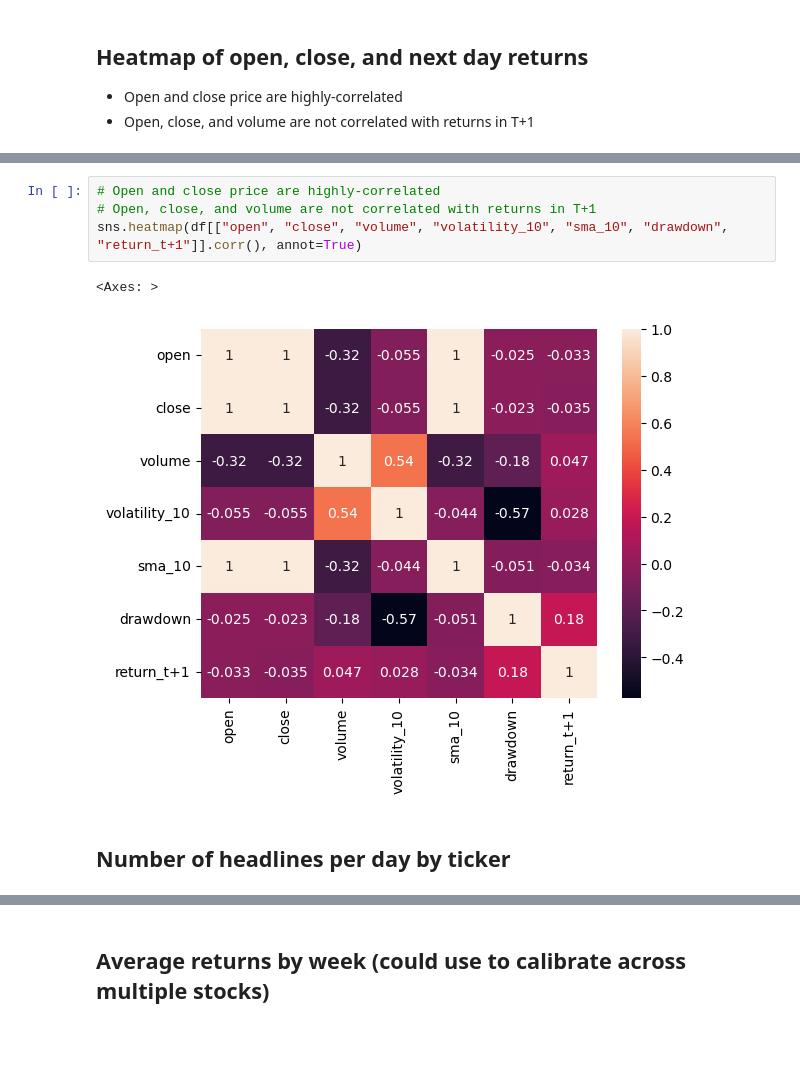
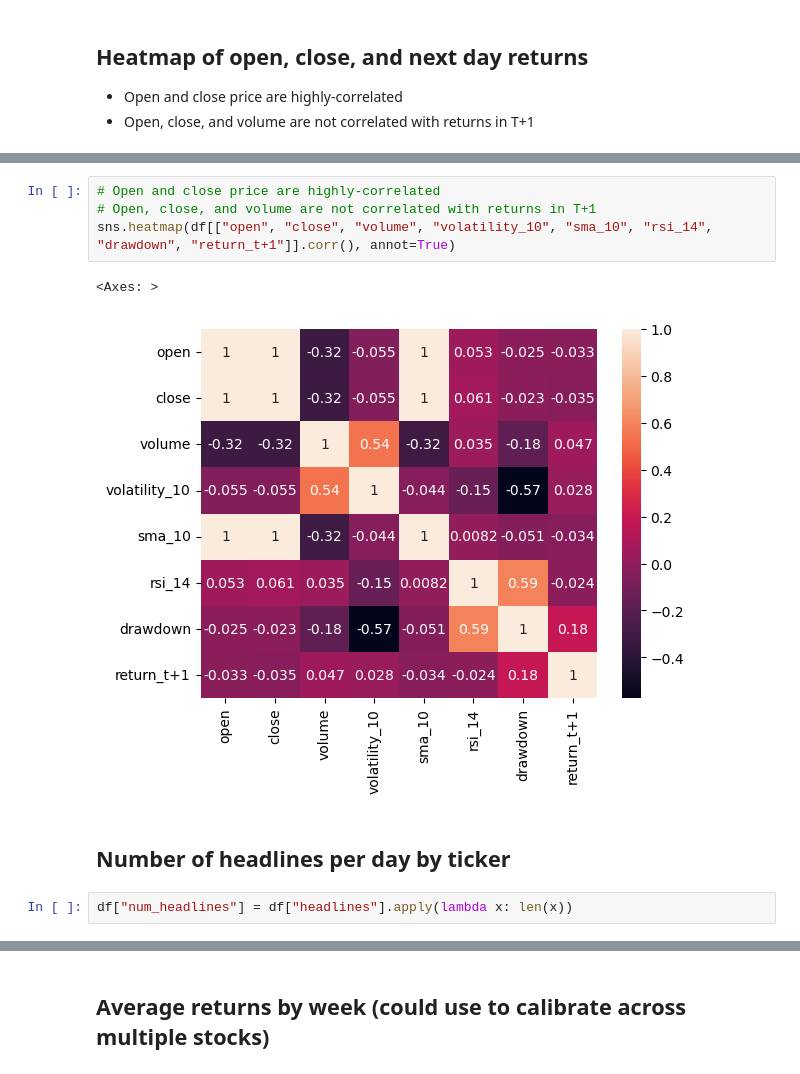
Before and after one commit to asacco-97/multimodal-stock-ranking, a Jupyter notebook: notebooks/eda.ipynb, the cells around one changed output, grey strips where cells are left out. Cells and saved outputs as stored; diff of their text form; blank space fills up the shorter version.

```diff
--- a/notebooks/eda.ipynb
+++ b/notebooks/eda.ipynb
@@ -137,12 +162,14 @@ Index(['ticker', 'date', 'open', 'high', 'low', 'close', 'volume',
 # %%
 # Open and close price are highly-correlated
 # Open, close, and volume are not correlated with returns in T+1
-sns.heatmap(df[["open", "close", "volume", "volatility_10", "sma_10", "drawdown", "return_t+1"]].corr(), annot=True)
+sns.heatmap(df[["open", "close", "volume", "volatility_10", "sma_10", "rsi_14", "drawdown", "return_t+1"]].corr(), annot=True)
 # %% [output]
 <Axes: >
-[figure, old version]
+[figure, new version]
 # %% [markdown]
 ## Number of headlines per day by ticker
+# %%
+df["num_headlines"] = df["headlines"].apply(lambda x: len(x))
 # %%
 plt.figure(figsize=(10, 6))
 
```
Also changed, not shown: parts of 5 cells of this notebook, 2 other files.
